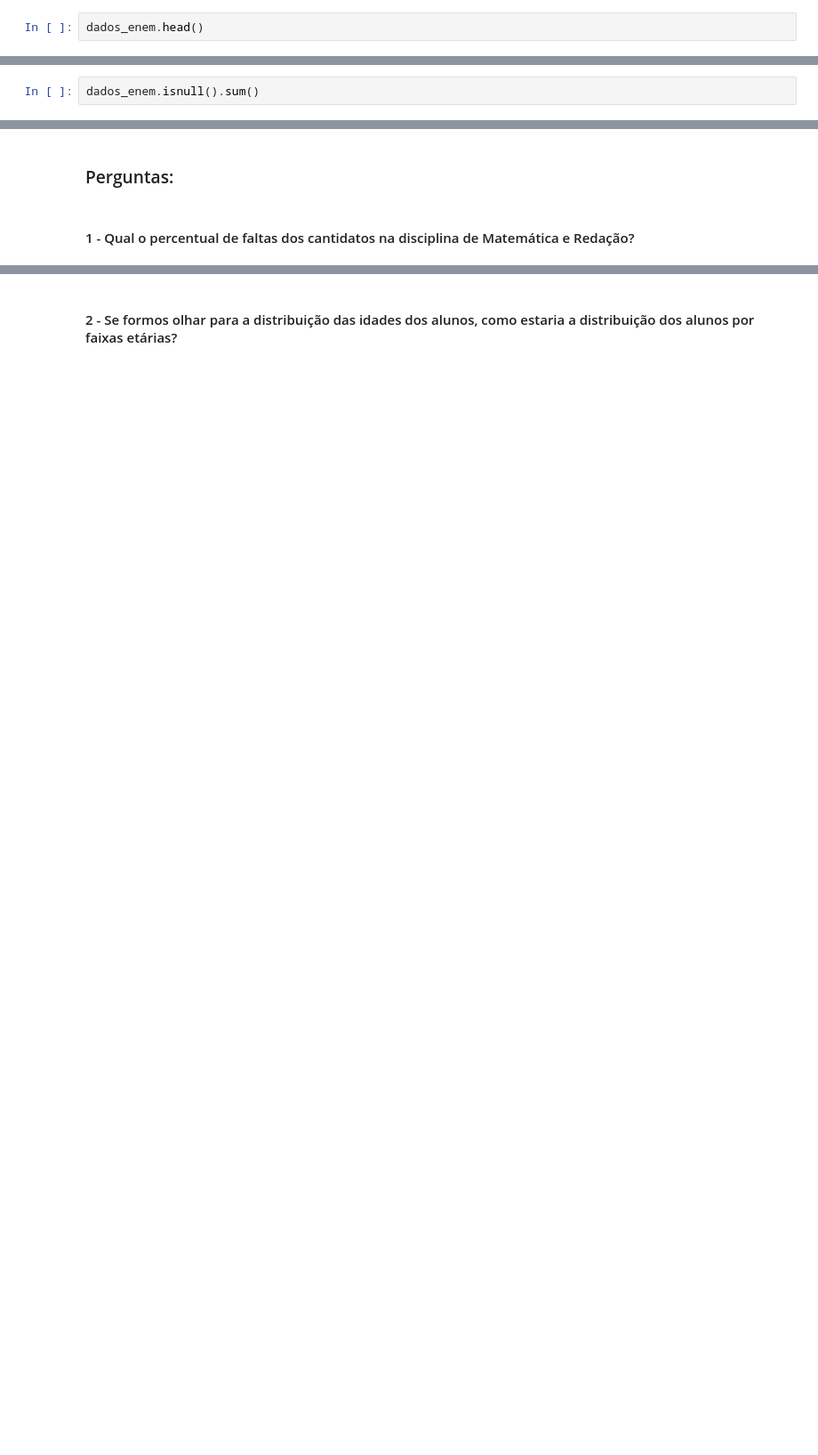
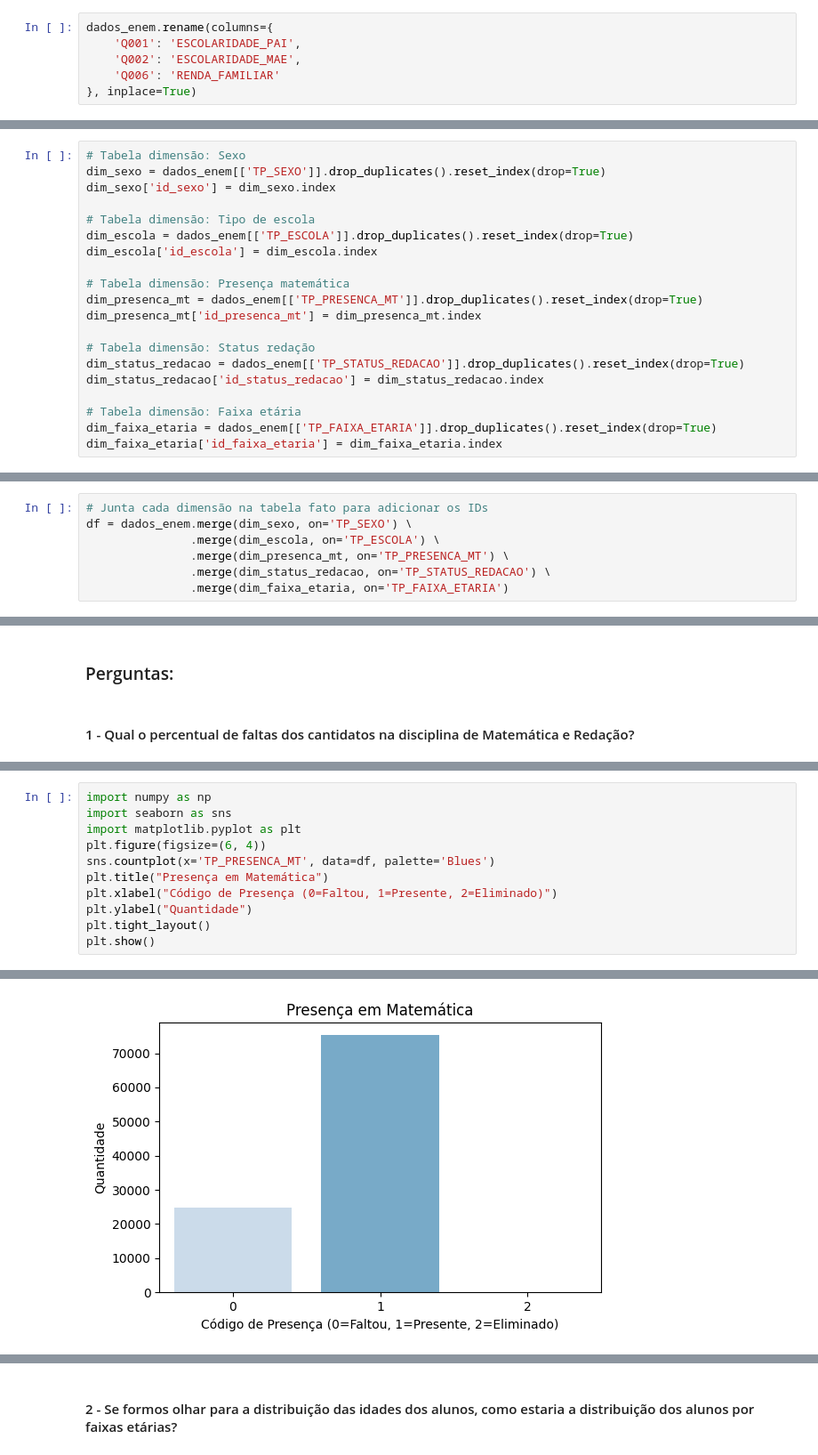
Before and after one commit to Wendemberg/processamento_dados, a Jupyter notebook: Wendemberg_trabalho_final.ipynb, the cells around one changed output, grey strips where cells are left out. Shown: that part at 89% size. Drawn from its saved outputs; the diff is of its cells as text; blank space fills up the shorter version.

```diff
--- a/Wendemberg_trabalho_final.ipynb
+++ b/Wendemberg_trabalho_final.ipynb
@@ -65,7 +93,11 @@ dados_enem = pd.read_csv("enem_2023/DADOS/MICRODADOS_ENEM_2023.csv", sep=";", en
 # %% [markdown]
 ### Tratamento dos dados
 # %%
-dados_enem.head()
+dados_enem.rename(columns={
+    'Q001': 'ESCOLARIDADE_PAI',
+    'Q002': 'ESCOLARIDADE_MAE',
+    'Q006': 'RENDA_FAMILIAR'
+}, inplace=True)
 # %% [output]
 |  | TP_FAIXA_ETARIA | TP_SEXO | TP_ESCOLA | TP_PRESENCA_MT | NU_NOTA_MT | TP_STATUS_REDACAO | NU_NOTA_REDACAO | ... |
 | 0 | 14 | M | 1 | 0 | NaN | NaN | NaN | ... |
@@ -74,4 +106,22 @@ dados_enem.head()
 | 3 | 2 | F | 2 | 1 | 466.7 | 1.0 | 880.0 | ... |
 | 4 | 3 | F | 2 | 1 | 338.3 | 1.0 | 560.0 | ... |
 # %%
-dados_enem.isnull().sum()
+# Tabela dimensão: Sexo
+dim_sexo = dados_enem[['TP_SEXO']].drop_duplicates().reset_index(drop=True)
+dim_sexo['id_sexo'] = dim_sexo.index
+
+# Tabela dimensão: Tipo de escola
+dim_escola = dados_enem[['TP_ESCOLA']].drop_duplicates().reset_index(drop=True)
+dim_escola['id_escola'] = dim_escola.index
+
+# Tabela dimensão: Presença matemática
+dim_presenca_mt = dados_enem[['TP_PRESENCA_MT']].drop_duplicates().reset_index(drop=True)
+dim_presenca_mt['id_presenca_mt'] = dim_presenca_mt.index
+
+# Tabela dimensão: Status redação
+dim_status_redacao = dados_enem[['TP_STATUS_REDACAO']].drop_duplicates().reset_index(drop=True)
+dim_status_redacao['id_status_redacao'] = dim_status_redacao.index
+
+# Tabela dimensão: Faixa etária
+dim_faixa_etaria = dados_enem[['TP_FAIXA_ETARIA']].drop_duplicates().reset_index(drop=True)
+dim_faixa_etaria['id_faixa_etaria'] = dim_faixa_etaria.index
@@ -90 +131,7 @@ dtype: int64
 # %%
+# Junta cada dimensão na tabela fato para adicionar os IDs
+df = dados_enem.merge(dim_sexo, on='TP_SEXO') \
+               .merge(dim_escola, on='TP_ESCOLA') \
+               .merge(dim_presenca_mt, on='TP_PRESENCA_MT') \
+               .merge(dim_status_redacao, on='TP_STATUS_REDACAO') \
+               .merge(dim_faixa_etaria, on='TP_FAIXA_ETARIA')
@@ -143,0 +193,12 @@ memory usage: 390.8+ KB
+# %%
+import numpy as np
+import seaborn as sns
+import matplotlib.pyplot as plt
+plt.figure(figsize=(6, 4))
+sns.countplot(x='TP_PRESENCA_MT', data=df, palette='Blues')
+plt.title("Presença em Matemática")
+plt.xlabel("Código de Presença (0=Faltou, 1=Presente, 2=Eliminado)")
+plt.ylabel("Quantidade")
+plt.tight_layout()
+plt.show()
+# %% [output]
@@ -143,0 +208 @@ memory usage: 390.8+ KB
+[figure, added]
```
Also changed, not shown: parts of 29 cells of this notebook, 1 other file.
